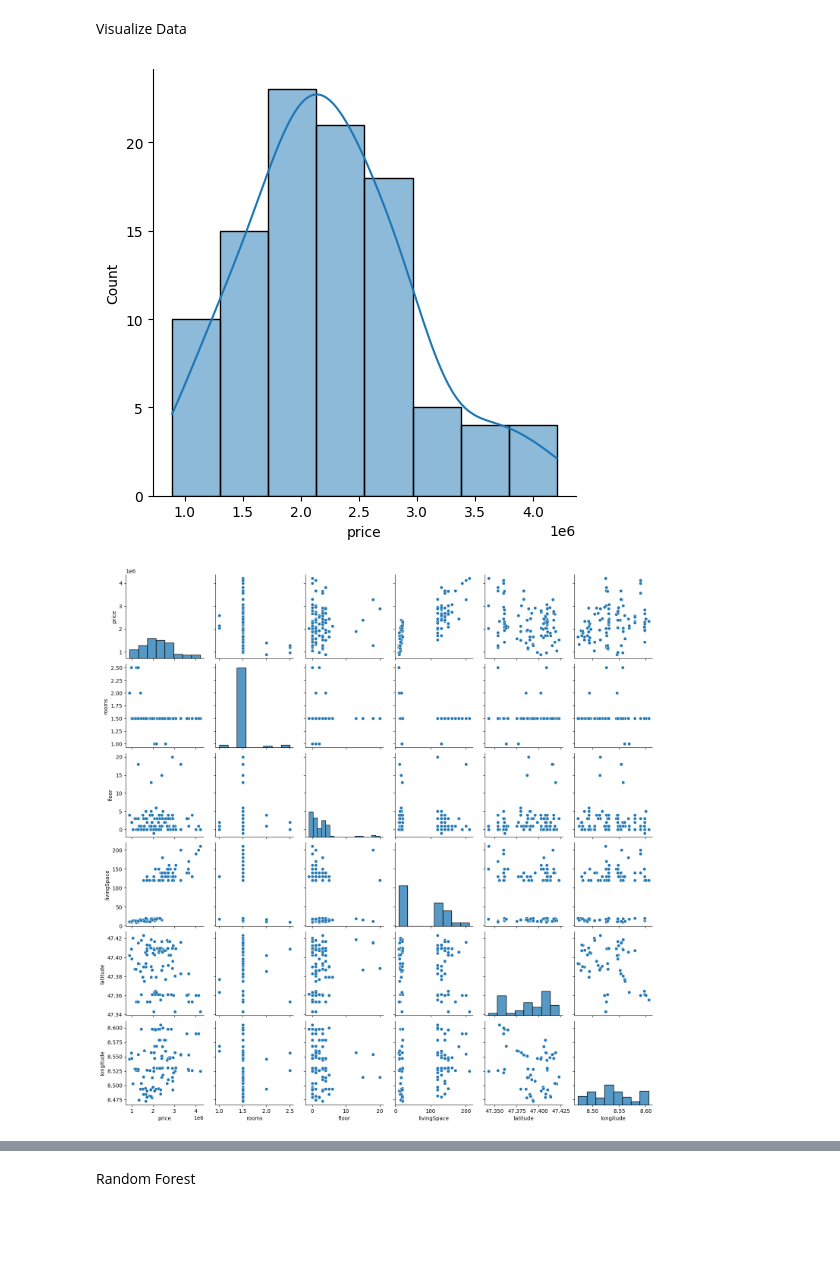
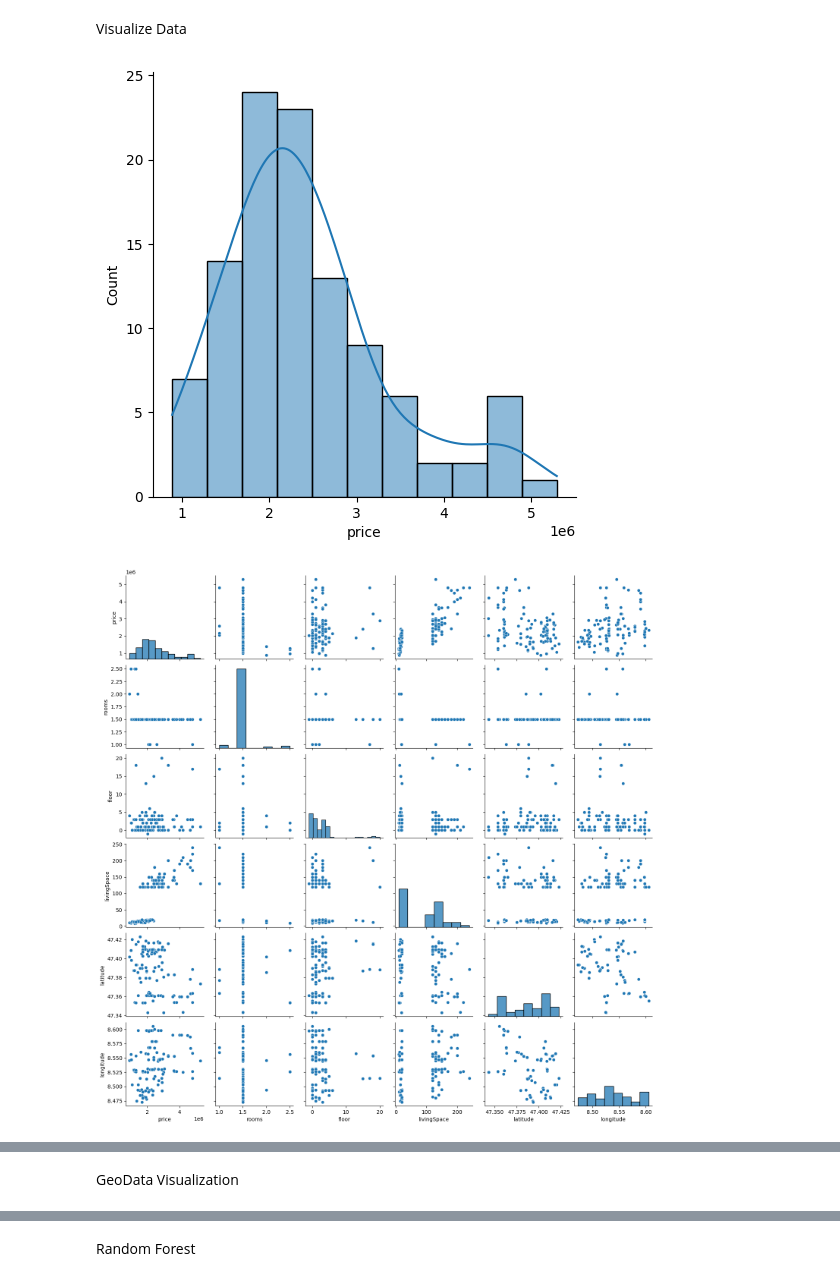
Before and after one commit to SaveTheDave42/AppliedDataScienceProject, a Jupyter notebook: RandomForest.ipynb, the cells around one changed output, grey strips where cells are left out. Cells and saved outputs as stored; diff of their text form; code cells hidden in the pictures; blank space fills up the shorter version.

```diff
--- a/RandomForest.ipynb
+++ b/RandomForest.ipynb
@@ -48,4 +49,12 @@ df = df.dropna()
 Q1 = df['price'].quantile(0.25)
 Q3 = df['price'].quantile(0.75)
 IQR = Q3 - Q1
-df = df[~((df['price'] < (Q1 - 1.5 * IQR)) | (df['price'] > (Q3 + 1.5 * IQR)))]
+# df = df[~((df['price'] < (Q1 - 1.5 * IQR)) | (df['price'] > (Q3 + 1.5 * IQR)))]
+df = df[~(df['price'] < (Q1 - 1.5 * IQR))]
+
+# Handle outliers using IQR method for the livingSpace
+Q1 = df['livingSpace'].quantile(0.25)
+Q3 = df['livingSpace'].quantile(0.75)
+IQR = Q3 - Q1
+# df = df[~((df['livingSpace'] < (Q1 - 1.5 * IQR)) | (df['livingSpace'] > (Q3 + 1.5 * IQR)))]
+df = df[~(df['livingSpace'] < (Q1 - 1.5 * IQR))]
@@ -54,19 +87,26 @@ Visualize Data
 # %%
 # Show the distribution of the different home prices
 sns.displot(df['price'], kde=True)
 plt.show()
 
 # Show scatter plots to visualize the data
 sns.pairplot(df[['price', 'rooms', 'floor', 'livingSpace', 'latitude', 'longitude']])
 plt.show()
 
 # Show a correlation heatmap
 sns.heatmap(df[['price', 'rooms', 'floor', 'livingSpace', 'latitude', 'longitude']].corr(), annot=True, cmap='coolwarm')
 plt.show()
 
 # Visualize the boxplot for the price
 sns.boxplot(x=df['price'])
 plt.show()
+
+# Visualize boxplots for all numeric columns
+for column in df.select_dtypes(include=[np.number]).columns:
+    plt.figure(figsize=(5, 5))
+    sns.boxplot(x=df[column])
+    plt.title(f"Boxplot of {column}")
+    plt.show()
 # %% [output]
-[figure, old version]
+[figure, new version]
-[figure, old version]
+[figure, new version]
@@ -74,0 +123,2 @@ plt.show()
+# %% [markdown]
+GeoData Visualization
```
Also changed, not shown: parts of 7 cells of this notebook, 1 other file.
